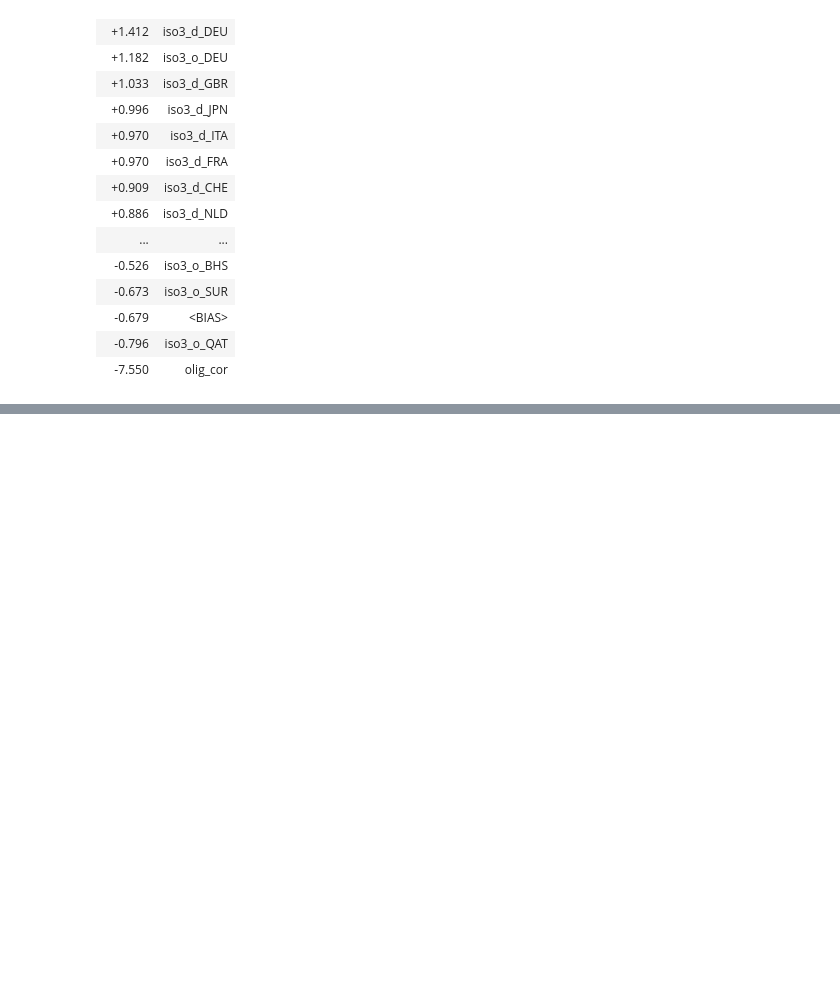
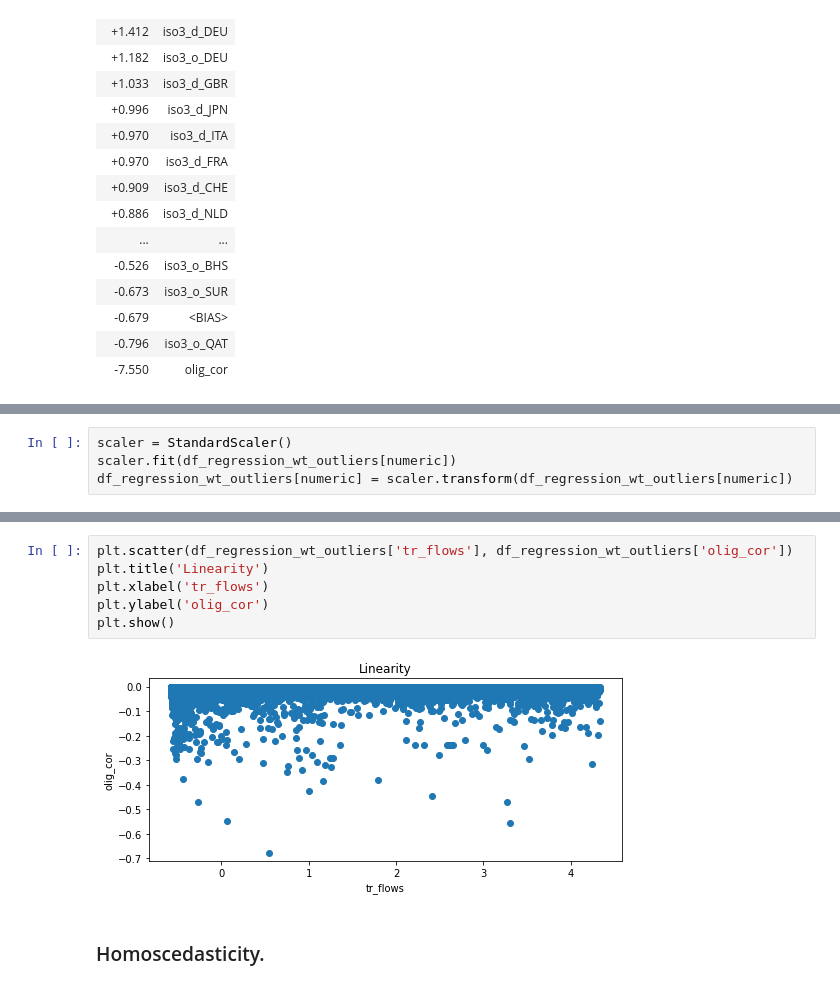
Before and after one commit to makcfd/angela-thesis, a Jupyter notebook: Regression_augmented.ipynb, the cells around one changed output, grey strips where cells are left out. Cells and saved outputs as stored; diff of their text form; blank space fills up the shorter version.

```diff
--- a/Regression_augmented.ipynb
+++ b/Regression_augmented.ipynb
@@ -277,0 +323,4 @@ y top features
+# %%
+scaler = StandardScaler()
+scaler.fit(df_regression_wt_outliers[numeric])
+df_regression_wt_outliers[numeric] = scaler.transform(df_regression_wt_outliers[numeric])
@@ -277,0 +426,10 @@ y top features
+# %%
+plt.scatter(df_regression_wt_outliers['tr_flows'], df_regression_wt_outliers['olig_cor'])
+plt.title('Linearity')
+plt.xlabel('tr_flows')
+plt.ylabel('olig_cor')
+plt.show()
+# %% [output]
+[figure, added]
+# %% [markdown]
+### Homoscedasticity.
```
Also changed, not shown: parts of 52 cells of this notebook, 2 other files.
